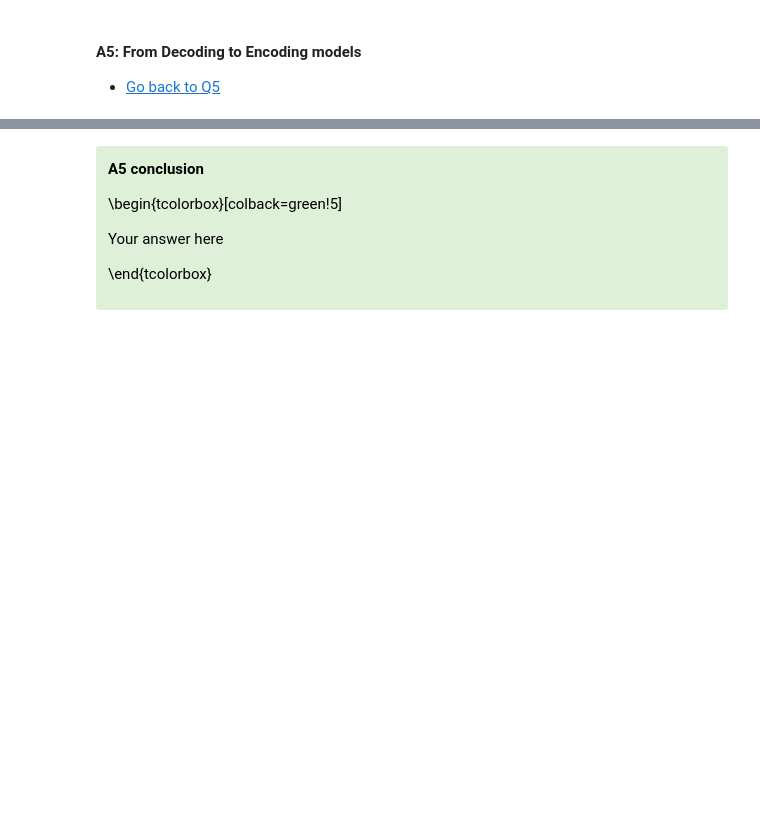
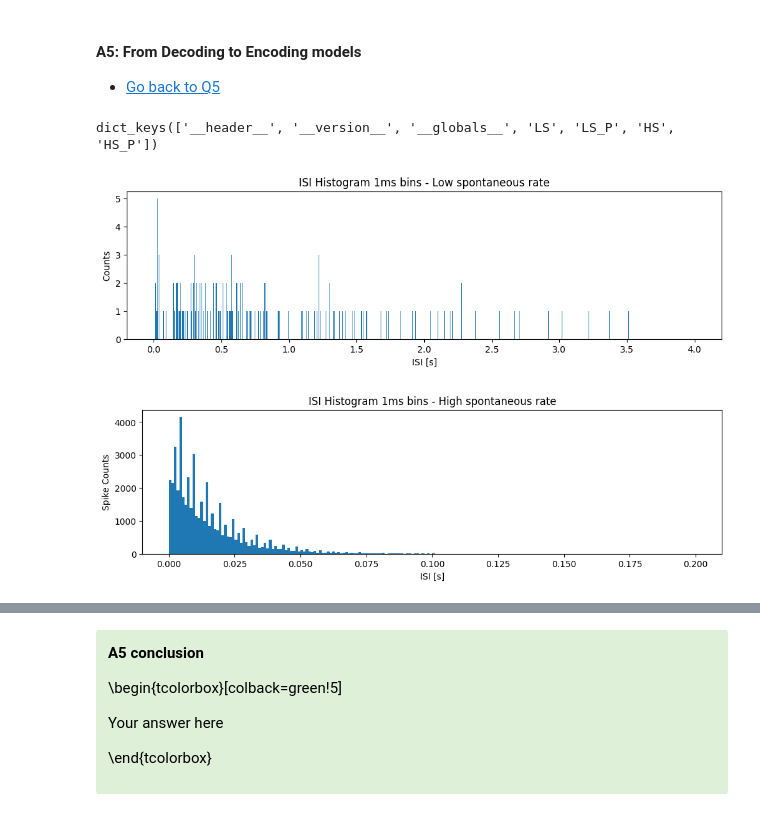
Before and after one commit to cesarz10/Computational-Neurophysiology-Lab, a Jupyter notebook: Lab_4/Module2_Ex2_12.ipynb, the cells around one changed output, grey strips where cells are left out. Drawn from its saved outputs; the diff is of its cells as text; code cells hidden in the pictures; blank space fills up the shorter version.

```diff
--- a/Lab_4/Module2_Ex2_12.ipynb
+++ b/Lab_4/Module2_Ex2_12.ipynb
@@ -771,0 +766,37 @@ Your answer here
+# %%
+# loading data, using LS, HS instead of LS_P and HS_P
+data_AN = sio.loadmat('matfiles/ANspikes.mat')  # Load the spike train data_AN
+
+
+print(data_AN.keys()) #  !!!!!!!!!!!!!!!!!!!!!!!!!!!!!!!!!!!!!!!!! WHAT IS THE DIFFERENCE B/W LS-LS_P? - SAME FOR HS !!!!!!!!!!!!!!!!!!!!!!!
+
+
+
+spikes_low_AN = data_AN['LS'][0]
+spikes_high_AN = data_AN['HS'][0]
+
+# ISIs for both conditions
+ISI_low_AN = np.diff(spikes_low_AN)
+ISI_high_AN = np.diff(spikes_high_AN)
+
+bin_size = 0.001 # in seconds
+bin_edges_low = arange(0, 4.001, bin_size)  # Define the bins for the histogram - low-sr
+bin_edges_high = arange(0, 0.201, bin_size)  # Define the bins for the histogram - high sr
+
+plt.hist(ISI_low_AN, bin_edges_low)        # Plot the histogram of the low-sr ISI data_AN
+# xlim([0, 0.15])            # ... focus on ISIs from 0 to 150 ms
+ylabel('Counts')
+xlabel('ISI [s]')# ... label the y-axis
+title('ISI Histogram 1ms bins - Low spontaneous rate')             # ... give the plot a title
+plt.show()
+
+plt.hist(ISI_high_AN, bin_edges_high)       # Plot the histogram of the high-sr ISI data
+# xlim([0, 0.15])            # ... focus on ISIs from 0 to 150 ms
+xlabel('ISI [s]')              # ... label the x-axis
+ylabel('Spike Counts')               # ... and the y-axis
+title('ISI Histogram 1ms bins - High spontaneous rate')            # ... give the plot a title
+plt.show()
+# %% [output]
+dict_keys(['__header__', '__version__', '__globals__', 'LS', 'LS_P', 'HS', 'HS_P'])
+[figure, added]
+[figure, added]
```
Also changed, not shown: parts of 2 cells of this notebook.
